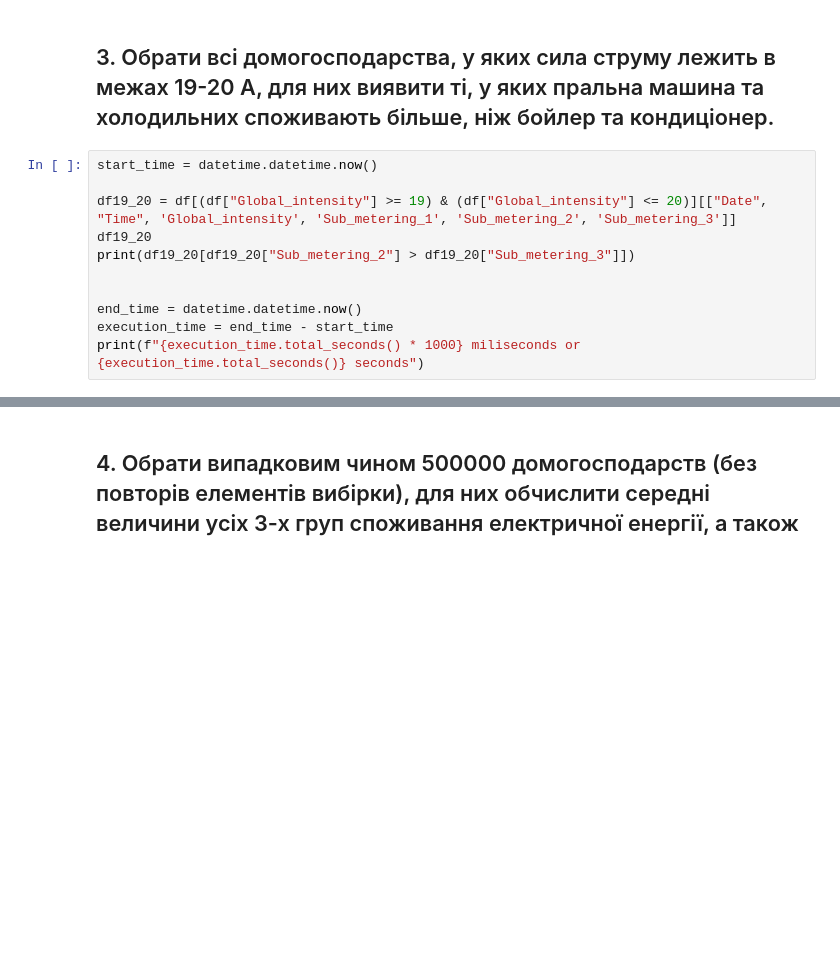
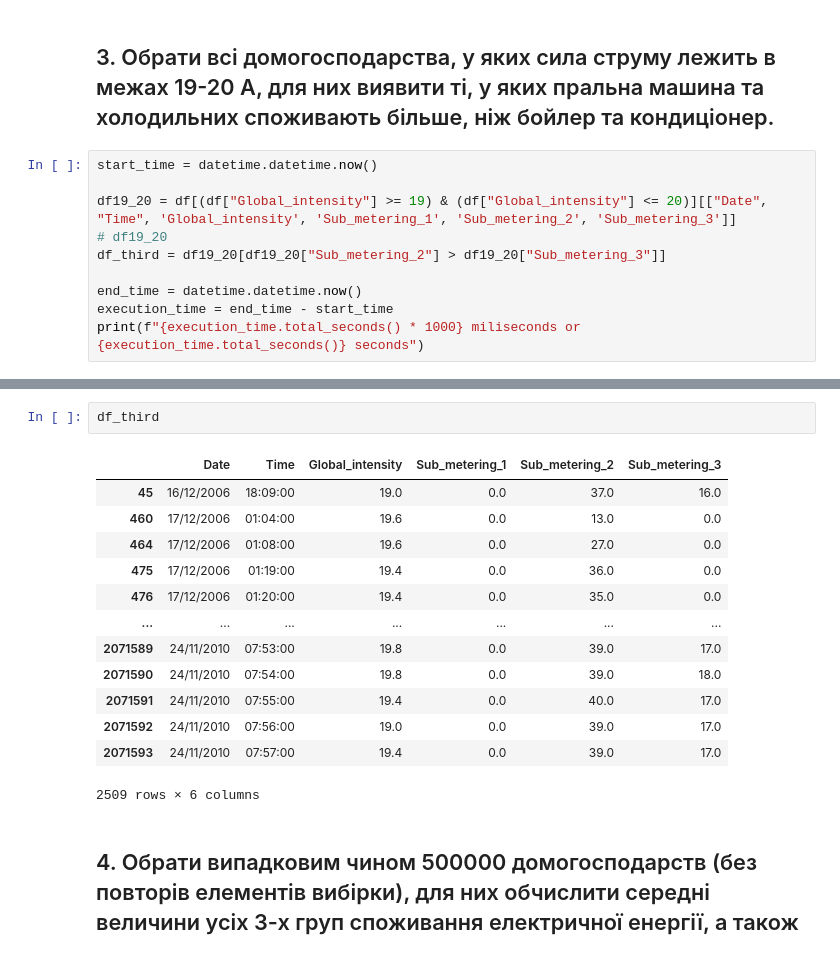
Before and after one commit to KlymentievMaksym/AD-labs, a Jupyter notebook: Lab3/Lab3.ipynb, the cells around one changed output, grey strips where cells are left out. Cells and saved outputs as stored; diff of their text form; blank space fills up the shorter version.

```diff
--- a/Lab3/Lab3.ipynb
+++ b/Lab3/Lab3.ipynb
@@ -119,9 +119,8 @@ print(f"{execution_time.total_seconds() * 1000} miliseconds or {execution_time.t
 start_time = datetime.datetime.now()
 
 df19_20 = df[(df["Global_intensity"] >= 19) & (df["Global_intensity"] <= 20)][["Date", "Time", 'Global_intensity', 'Sub_metering_1', 'Sub_metering_2', 'Sub_metering_3']]
-df19_20
-print(df19_20[df19_20["Sub_metering_2"] > df19_20["Sub_metering_3"]])
-
+# df19_20
+df_third = df19_20[df19_20["Sub_metering_2"] > df19_20["Sub_metering_3"]]
 
 end_time = datetime.datetime.now()
 execution_time = end_time - start_time
@@ -147,3 +130,19 @@ print(f"{execution_time.total_seconds() * 1000} miliseconds or {execution_time.t
+# %%
+df_third
+# %% [output]
+|  | Date | Time | Global_intensity | Sub_metering_1 | Sub_metering_2 | Sub_metering_3 |
+| 45 | 16/12/2006 | 18:09:00 | 19.0 | 0.0 | 37.0 | 16.0 |
+| 460 | 17/12/2006 | 01:04:00 | 19.6 | 0.0 | 13.0 | 0.0 |
+| 464 | 17/12/2006 | 01:08:00 | 19.6 | 0.0 | 27.0 | 0.0 |
+| 475 | 17/12/2006 | 01:19:00 | 19.4 | 0.0 | 36.0 | 0.0 |
+| 476 | 17/12/2006 | 01:20:00 | 19.4 | 0.0 | 35.0 | 0.0 |
+| ... | ... | ... | ... | ... | ... | ... |
+| 2071589 | 24/11/2010 | 07:53:00 | 19.8 | 0.0 | 39.0 | 17.0 |
+| 2071590 | 24/11/2010 | 07:54:00 | 19.8 | 0.0 | 39.0 | 18.0 |
+| 2071591 | 24/11/2010 | 07:55:00 | 19.4 | 0.0 | 40.0 | 17.0 |
+| 2071592 | 24/11/2010 | 07:56:00 | 19.0 | 0.0 | 39.0 | 17.0 |
+| 2071593 | 24/11/2010 | 07:57:00 | 19.4 | 0.0 | 39.0 | 17.0 |
+2509 rows × 6 columns
 # %% [markdown]
 ## 4. Обрати випадковим чином 500000 домогосподарств (без повторів елементів вибірки), для них обчислити середні величини усіх 3-х груп споживання електричної енергії, а також
 # %%
```
Also changed, not shown: parts of 12 cells of this notebook.
